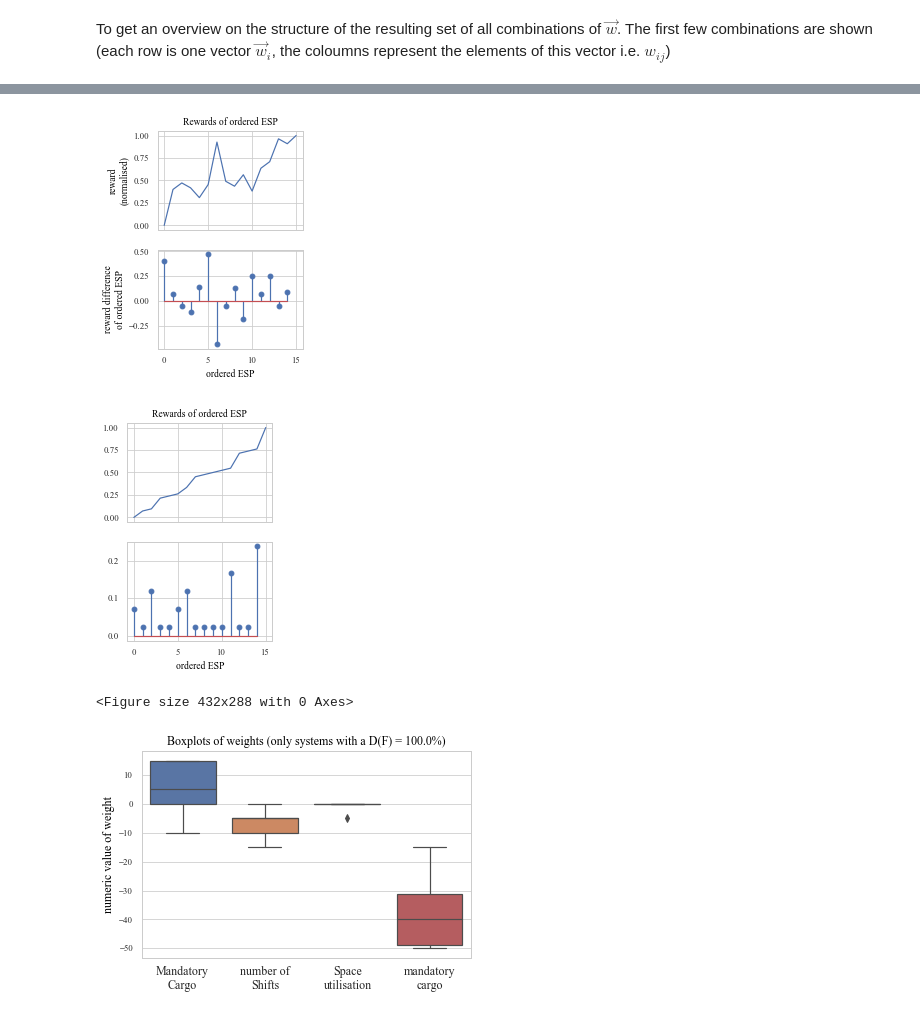
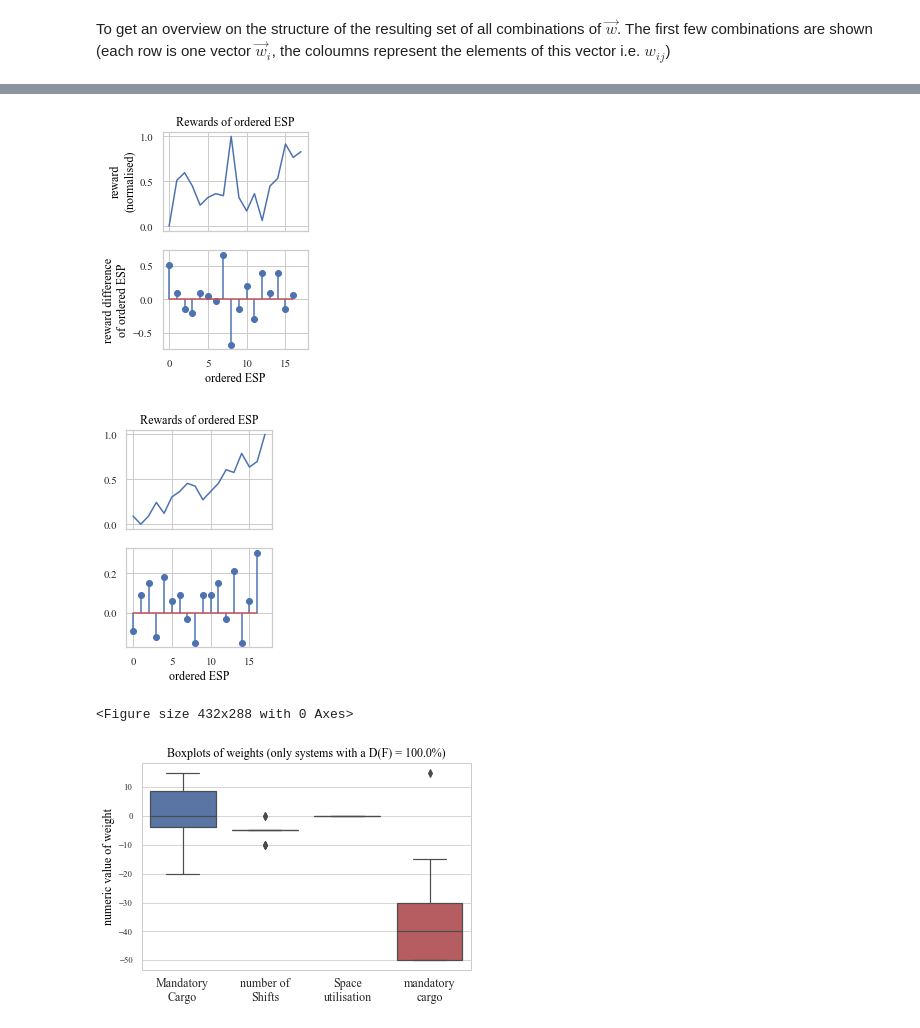
Before and after one commit to sbraun92/thesisSB, a Jupyter notebook: analysis/Reward Shaping.ipynb, the cells around one changed output, grey strips where cells are left out. Drawn from its saved outputs; the diff is of its cells as text; code cells hidden in the pictures.

```diff
--- a/analysis/Reward Shaping.ipynb
+++ b/analysis/Reward Shaping.ipynb
@@ -113,7 +113,7 @@ def calculateScore(systems,numberOfStowagePlans,lanes=None, rows=None):
 
         #Calculate absolute inversion numver (not needed) and the degree of the sort
         try:
-            invNumber,degree = analyser.calculateInversionNumber(rewardSystemEval)
+            invNumber,degree = analyser.calculate_degree_of_sort(rewardSystemEval)
         except:
             degree = -1
 
@@ -132,7 +132,7 @@ def calculateScore(systems,numberOfStowagePlans,lanes=None, rows=None):
 # for reproducibility set a random seed here
 np.random.seed(0)
 # %%
-range_simpleLoading = np.arange(-10, 20, 5) ##mandatory cargo TODO
+range_simpleLoading = np.arange(-50, 20, 5) ##mandatory cargo TODO
 range_shifts = np.arange(-50, 20, 5)
 range_terminalSpace = np.arange(-50, 20, 5)
 range_terminalMand = np.arange(-50, 20, 5)
@@ -185,7 +234,7 @@ axs[1].set(xlabel='ordered ESP')
 fig.savefig(module_path + 'RewardSystem_a.pdf', dpi=600, bbox_inches="tight")
 plt.show()
 # %% [output]
-[figure, old version]
+[figure, new version]
 # %%
 b = 4447
 
@@ -206,4 +255,4 @@ axs[1].set(xlabel='ordered ESP')
 fig.savefig(module_path + 'RewardSystem_b.pdf', dpi=600, bbox_inches="tight")
 plt.show()
 # %% [output]
-[figure, old version]
+[figure, new version]
@@ -227,35 +261,35 @@ sns.despine(left=True)
 sns.set_context("paper")
 #plt.rc('text.latex', preamble=r'\usepackage[T1]{fontenc}')
 plt.rcParams["font.family"] = "Times New Roman"
-plt.rcParams.update({'font.size': 12})
+plt.rcParams.update({'font.size': 11})
 plt.rcParams.update({'text.color' : "black",
                      'axes.labelcolor' : "black"})
 
 #plt.tight_layout()
 
 #print(df_bestScores[['Loading','caused Shifts','unused Space','unloaded mandatory cargo']])
 
 fig = plt.figure(figsize=(5.9, 3.8))
 
 
 x_labels = ['Mandatory\nCargo','number of\nShifts','Space\nutilisation', 'mandatory\ncargo']
 
 #plt.xlabel(fontsize=12)
 ax = sns.boxplot(data = df_bestScores[['Mandatory Cargo','caused Shifts in %','unused Space','unloaded mandatory cargo']],
                 palette="deep")
 
 
 ax.set_title("Boxplots of weights (only " +
           "systems with a D(F) = {}%)".format(round(100*score_of_all_Combinations['Degree of Sort'].max()),2), fontsize=12)
 
 plt.ylabel("numeric value of weight", fontsize=12)
 ax.set_xticklabels(x_labels, fontsize=12)
 #fig.autofmt_xdate()
 #save locally
 plt.savefig(module_path + 'Macrosearch.pdf', dpi=600, bbox_inches="tight")
 
 plt.show()
 # %% [output]
 <Figure size 432x288 with 0 Axes>
-[figure, old version]
+[figure, new version]
 # %%
```
Also changed, not shown: parts of 13 cells of this notebook, 3 other files.
